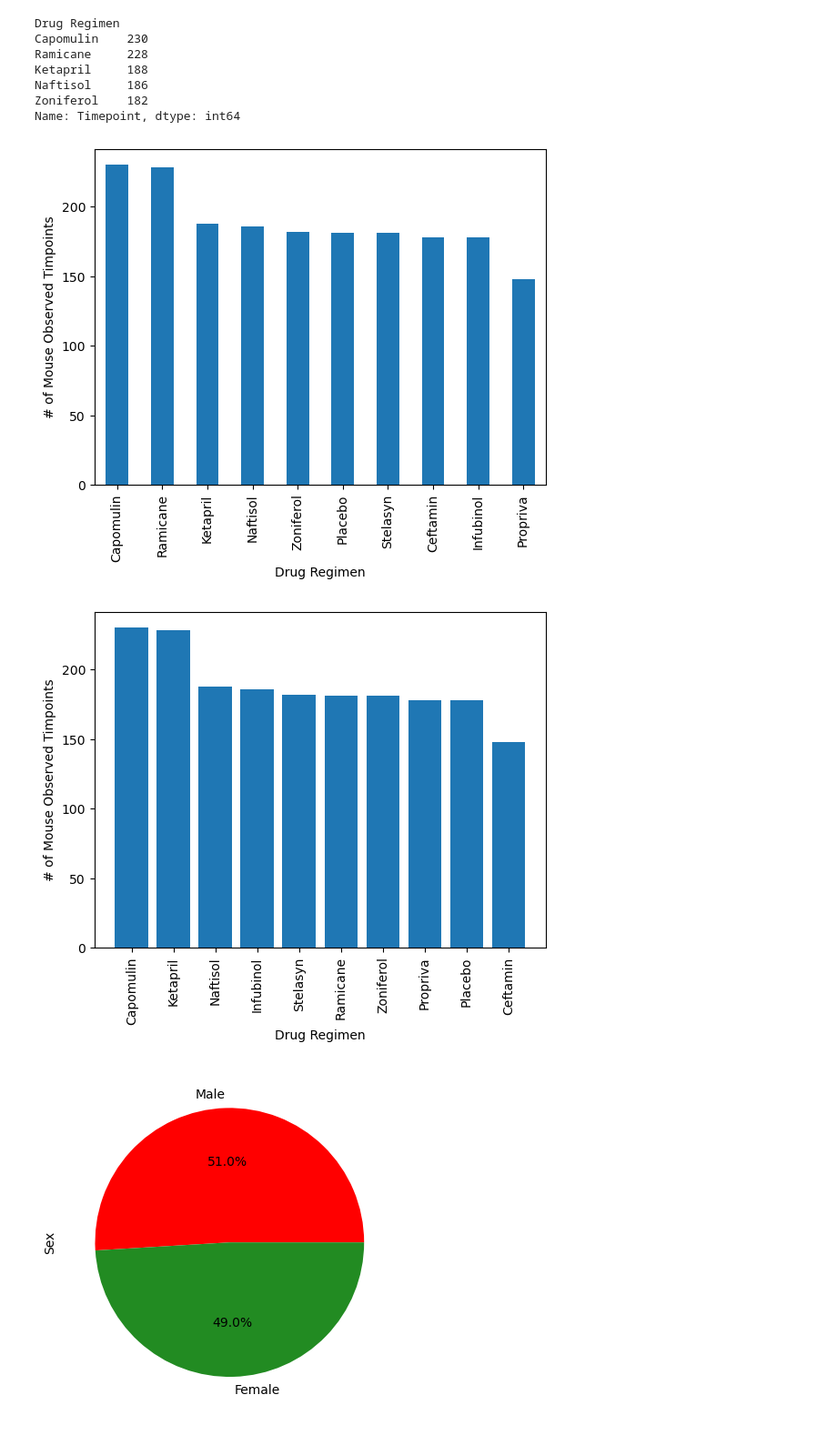
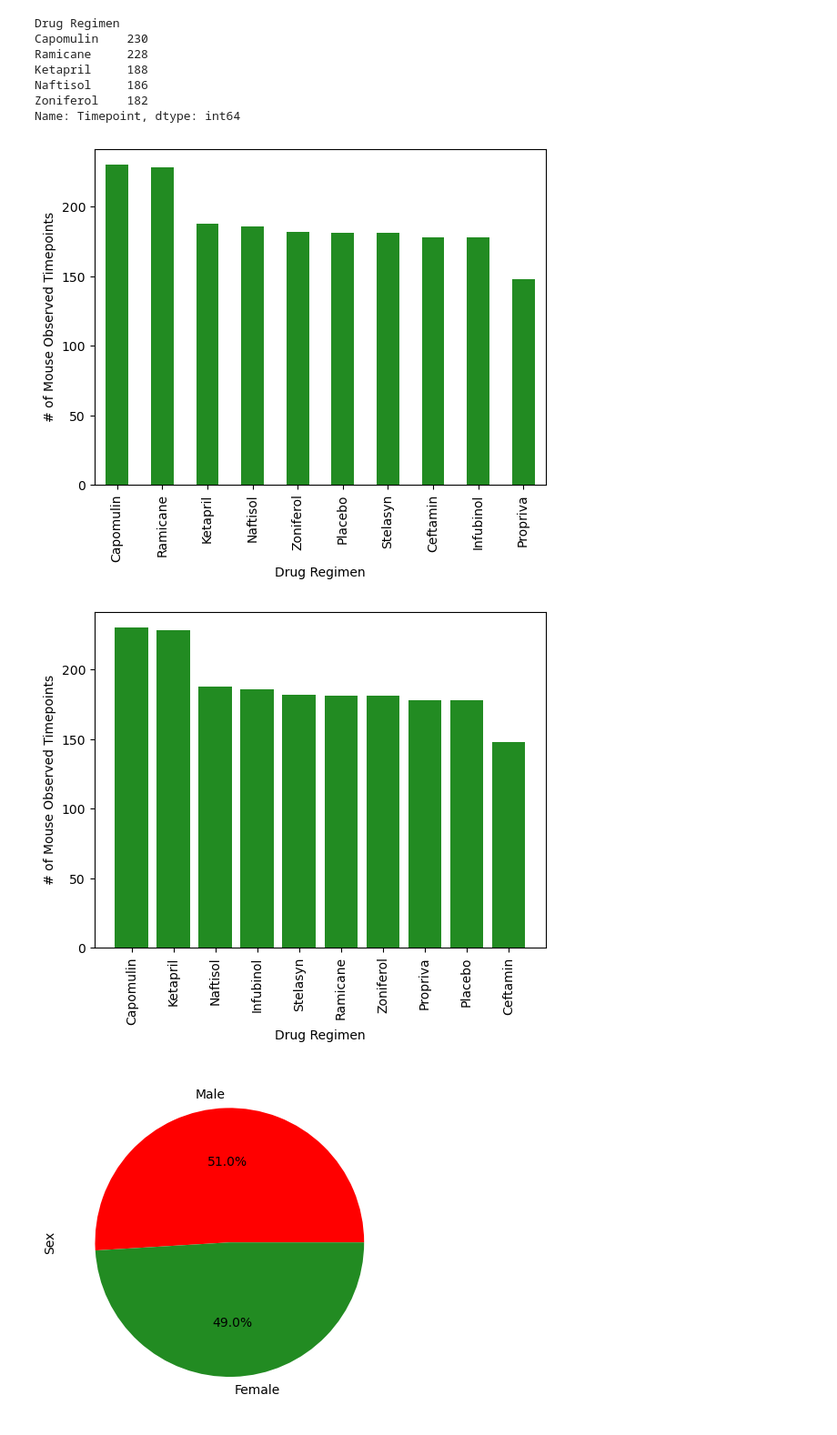
Before and after one commit to grantgorham26/matplotlib_pandas_challenge, a Jupyter notebook: Pymaceuticals/main.ipynb, the cells around one changed output. Shown at 91% size. Cells and saved outputs as stored; diff of their text form; code cells hidden in the pictures.

```diff
--- a/Pymaceuticals/main.ipynb
+++ b/Pymaceuticals/main.ipynb
@@ -212,22 +212,22 @@ Naftisol     186
 Zoniferol    182
 Name: Timepoint, dtype: int64
 # %%
-bar_df.plot(kind='bar',xlabel='Drug Regimen',ylabel='# of Mouse Observed Timpoints')
+bar_df.plot(kind='bar',xlabel='Drug Regimen',ylabel='# of Mouse Observed Timepoints',color='forestgreen')
 plt.show()
 # %% [output]
-[figure, old version]
+[figure, new version]
 # %%
 # Generate a bar plot showing the total number of rows (Mouse ID/Timepoints) for each drug regimen using pyplot.
 x_axis=cleaned_df['Drug Regimen'].unique()
 height= bar_df
-plt.bar(x_axis,height)
+plt.bar(x_axis,height,color='forestgreen')
 
 plt.xticks(rotation='vertical')
 plt.xlabel('Drug Regimen')
-plt.ylabel('# of Mouse Observed Timpoints')
+plt.ylabel('# of Mouse Observed Timepoints')
 plt.show()
 # %% [output]
-[figure, old version]
+[figure, new version]
 # %%
 # Generate a pie plot showing the distribution of female versus male mice using Pandas
 sex_df=cleaned_df.loc[:,'Sex']
```
